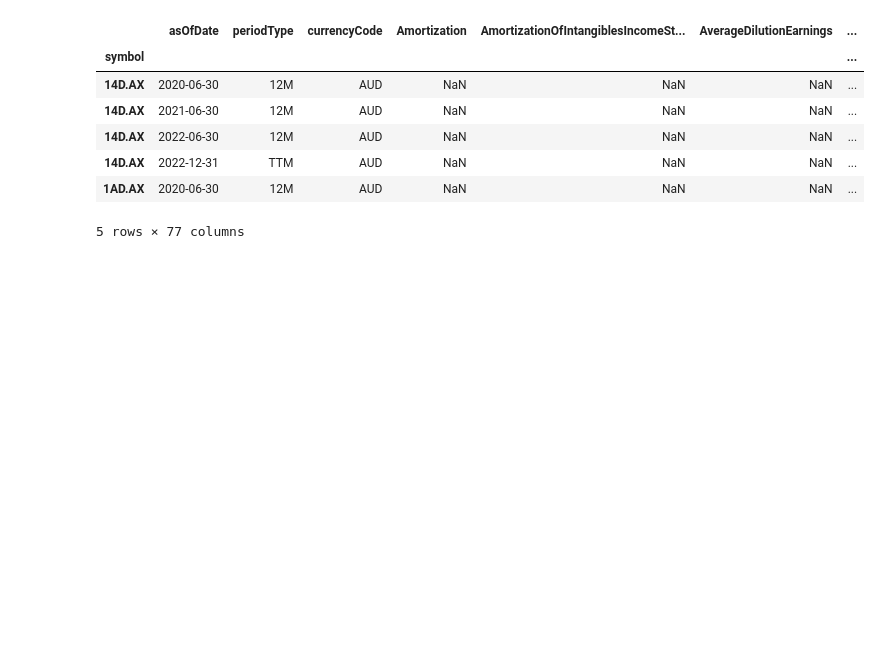
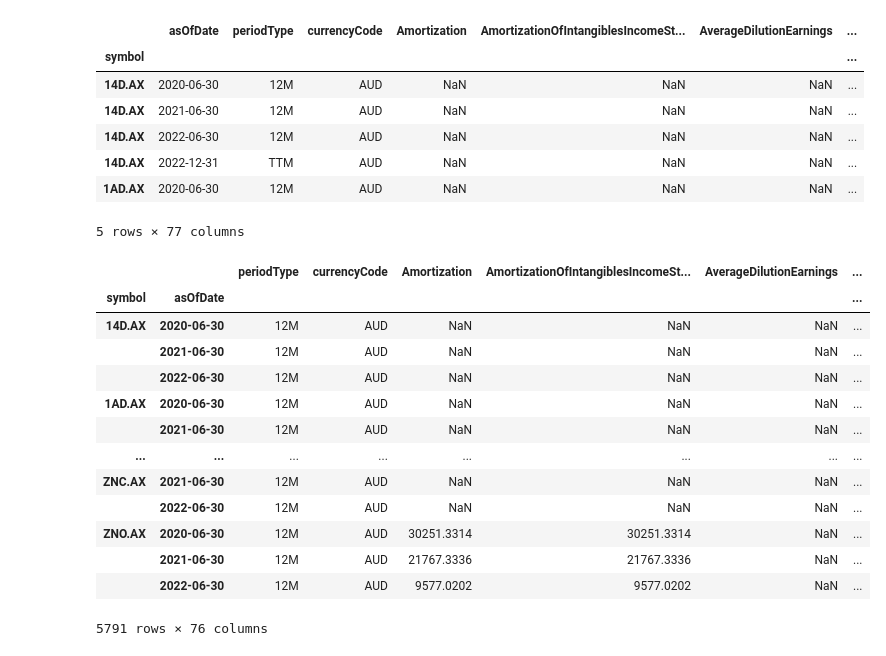
Before and after one commit to mjjohnson94/ASX-Dashboard, a Jupyter notebook: ASX Dashboard - Financials.ipynb, the cells around one changed output. Saved outputs shown, nothing was run; the diff lists cells and outputs as text; code cells hidden in the pictures; blank space fills up the shorter version.

```diff
--- a/ASX Dashboard - Financials.ipynb
+++ b/ASX Dashboard - Financials.ipynb
@@ -140,7 +140,26 @@ incomeStatement.head()
 # %%
 # Filter the periodType for 12M only with the .loc method
 
-annualIncomeStatement = incomeStatement.loc[incomeStatement['periodType'] == '12M']
+annualIncomeStatement = incomeStatement.loc[incomeStatement['periodType'] == '12M'].reset_index()
+# %%
+cleanIncomeStatement = annualIncomeStatement.groupby(['symbol', 'asOfDate']).first()
+# %%
+cleanIncomeStatement
+# %% [output]
+|  |  | periodType | currencyCode | Amortization | AmortizationOfIntangiblesIncomeSt... | AverageDilutionEarnings | ... |
+| symbol | asOfDate |  |  |  |  |  | ... |
+| 14D.AX | 2020-06-30 | 12M | AUD | NaN | NaN | NaN | ... |
+|  | 2021-06-30 | 12M | AUD | NaN | NaN | NaN | ... |
+|  | 2022-06-30 | 12M | AUD | NaN | NaN | NaN | ... |
+| 1AD.AX | 2020-06-30 | 12M | AUD | NaN | NaN | NaN | ... |
+|  | 2021-06-30 | 12M | AUD | NaN | NaN | NaN | ... |
+| ... | ... | ... | ... | ... | ... | ... | ... |
+| ZNC.AX | 2021-06-30 | 12M | AUD | NaN | NaN | NaN | ... |
+|  | 2022-06-30 | 12M | AUD | NaN | NaN | NaN | ... |
+| ZNO.AX | 2020-06-30 | 12M | AUD | 30251.3314 | 30251.3314 | NaN | ... |
+|  | 2021-06-30 | 12M | AUD | 21767.3336 | 21767.3336 | NaN | ... |
+|  | 2022-06-30 | 12M | AUD | 9577.0202 | 9577.0202 | NaN | ... |
+5791 rows × 76 columns
 # %%
 # Export file as CSV to project directory
 
```
Also changed, not shown: parts of 1 cell of this notebook.
